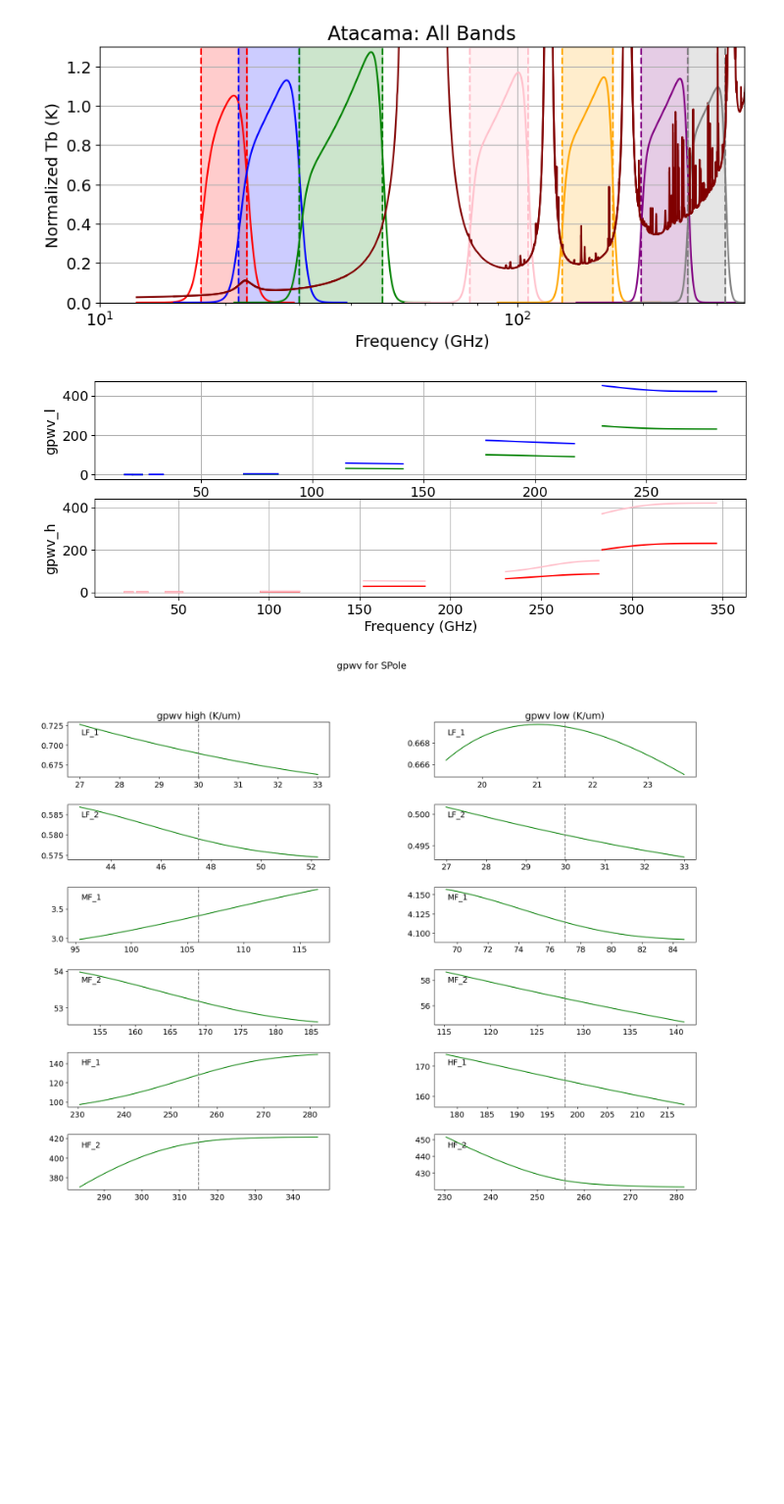
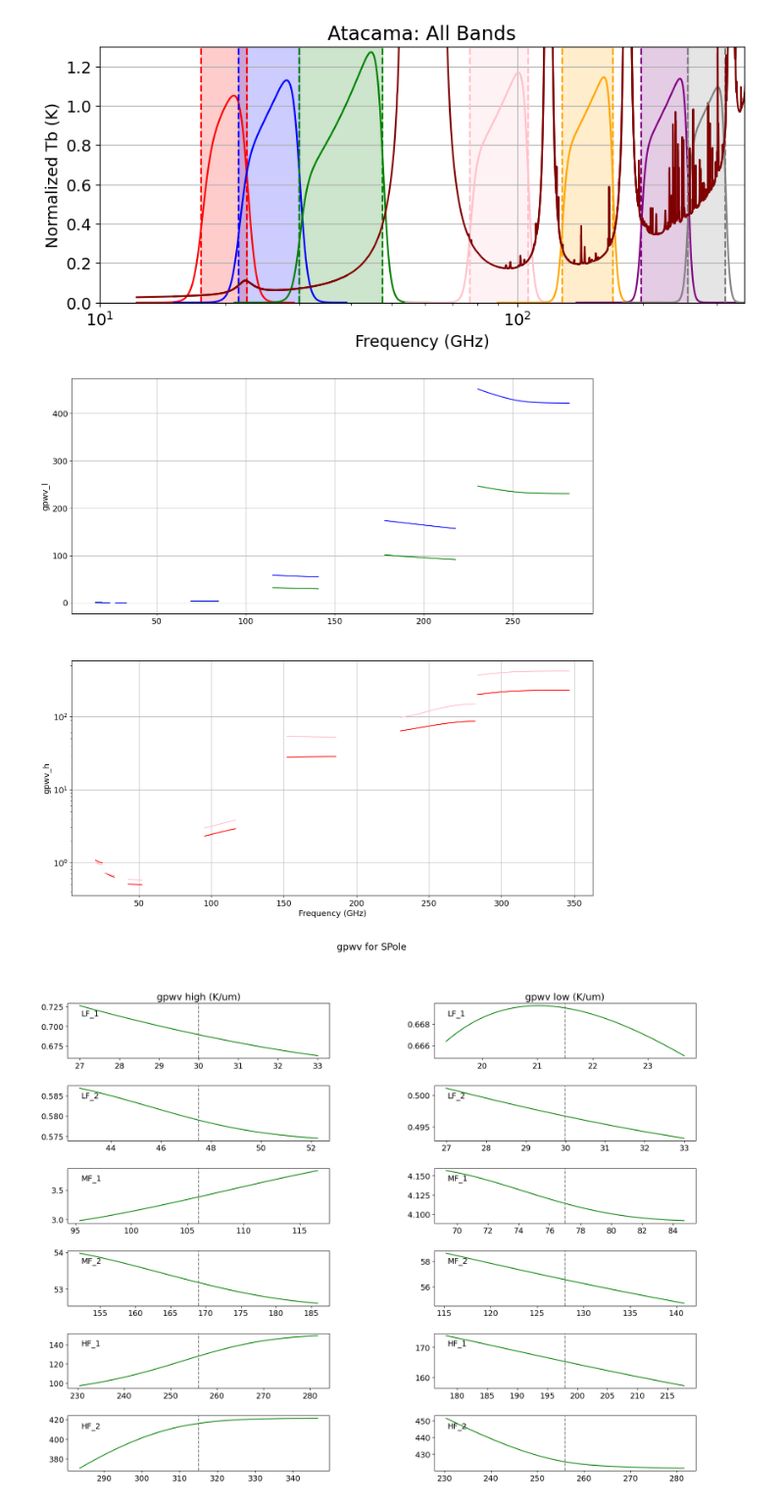
Before and after one commit to JohnRuhl/Atmos_pwv_flucts, a Jupyter notebook: Atmos_pwv_flucts.ipynb, the cells around one changed output. Shown: that part at 98% size. Drawn from its saved outputs; the diff is of its cells as text; code cells hidden in the pictures; blank space fills up the shorter version.

```diff
--- a/Atmos_pwv_flucts.ipynb
+++ b/Atmos_pwv_flucts.ipynb
@@ -815,23 +815,23 @@ Text(0.5, 1.0, 'Atacama: All Bands')
 # %%
 #comparison of the two sites and their respective gpwv high and low values
 plt.subplot(2,1,1)
 for ch in chlist:
     plt.plot(atacama_dict[900][ch]['lowvec'], atacama_dict[900][ch]['gpwv_l'], color='green')
     plt.plot(spole_dict[300][ch]['lowvec'], spole_dict[300][ch]['gpwv_l'], color='blue')
 plt.ylabel('gpwv_l')
 plt.grid()
 
 plt.subplot(2,1,2)
 for ch in chlist:
-    plt.plot(atacama_dict[900][ch]['highvec'], atacama_dict[900][ch]['gpwv_h'], color='red')
-    plt.plot(spole_dict[300][ch]['highvec'], spole_dict[300][ch]['gpwv_h'], color='pink')
+    plt.semilogy(atacama_dict[900][ch]['highvec'], atacama_dict[900][ch]['gpwv_h'], color='red')
+    plt.semilogy(spole_dict[300][ch]['highvec'], spole_dict[300][ch]['gpwv_h'], color='pink')
 plt.ylabel('gpwv_h')
 plt.xlabel('Frequency (GHz)')
 plt.grid()
 
 #plt.legend()
 # %% [output]
-[figure, old version]
+[figure, new version]
 # %%
 #SPole plots
 ii1_dict= {'LF_1':0, 'LF_2':0, 'MF_1':0, 'MF_2':0, 'HF_1':0, 'HF_2':0} #'LF1':0, 'LF2':0, }
```
Also changed, not shown: parts of 2 cells of this notebook, 3 other files.
